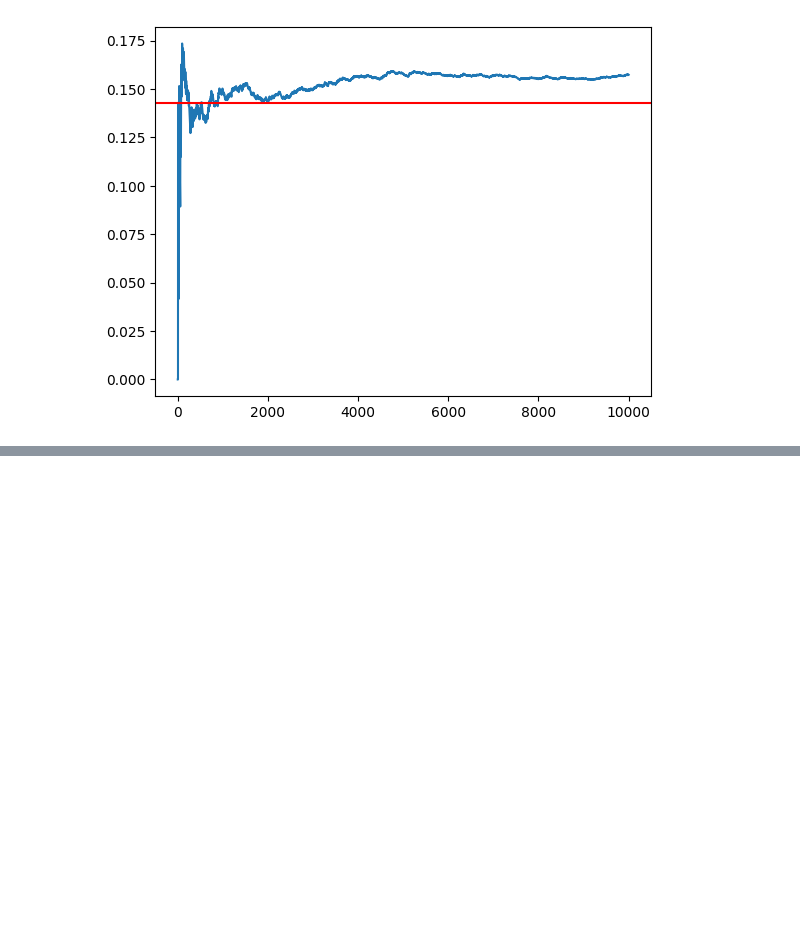
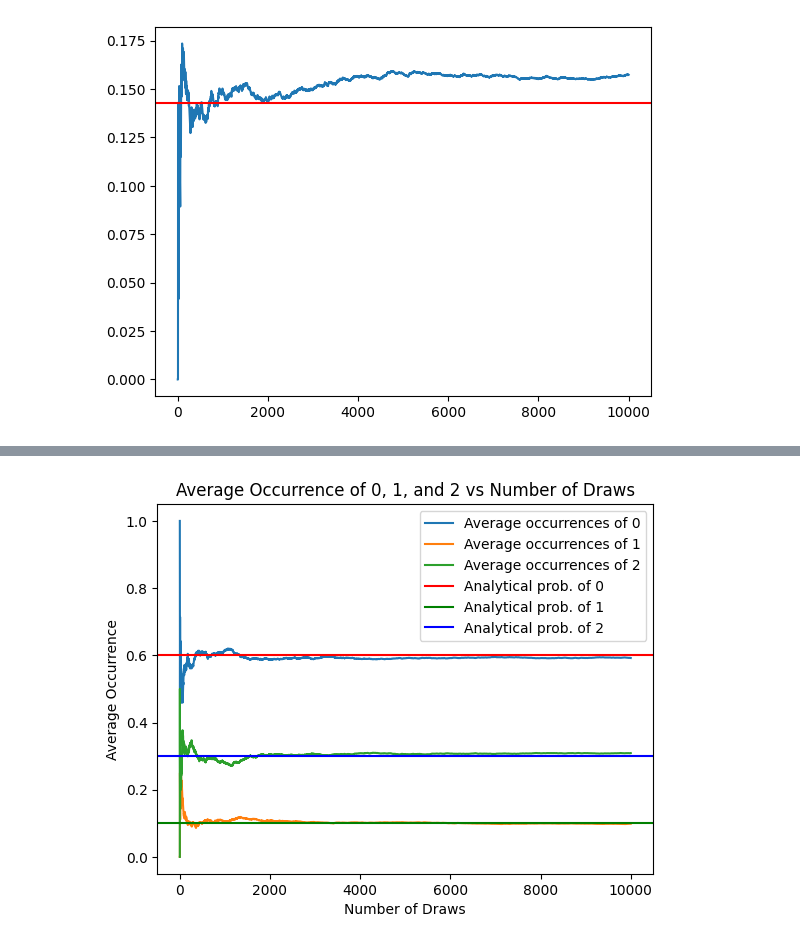
Before and after one commit to YashDagade/Math-231, a Jupyter notebook: HW1/hw1_axioms.ipynb, the cells around one changed output, grey strips where cells are left out. Drawn from its saved outputs; the diff is of its cells as text; code cells hidden in the pictures; blank space fills up the shorter version.

```diff
--- a/HW1/hw1_axioms.ipynb
+++ b/HW1/hw1_axioms.ipynb
@@ -76,0 +175,48 @@ print(divisibleOverTime[1:20])
+# %%
+# 3.2 part 2
+
+# Number of draws (same as the n in Section 1.2)
+n = 10000
+
+# Initialize counters for each outcome
+count_0, count_1, count_2 = 0, 0, 0
+
+# Lists to store average occurrences over time
+avg_0_over_time = []
+avg_1_over_time = []
+avg_2_over_time = []
+
+# Simulate the draws and track occurrences over time
+for i in range(n):
+    sample = genBer(p)
+
+    if sample == 0:
+        count_0 += 1
+    elif sample == 1:
+        count_1 += 1
+    elif sample == 2:
+        count_2 += 1
+
+    # Append the average occurrences over time
+    avg_0_over_time.append(count_0 / (i + 1))
+    avg_1_over_time.append(count_1 / (i + 1))
+    avg_2_over_time.append(count_2 / (i + 1))
+
+# Plotting the results
+plt.plot(range(1, n+1), avg_0_over_time, label='Average occurrences of 0')
+plt.plot(range(1, n+1), avg_1_over_time, label='Average occurrences of 1')
+plt.plot(range(1, n+1), avg_2_over_time, label='Average occurrences of 2')
+
+# Analytically, the probability of drawing 0, 1, and 2 are 0.6, 0.1, and 0.3 respectively
+plt.axhline(y=0.6, color='r', linestyle='-', label='Analytical prob. of 0')
+plt.axhline(y=0.1, color='g', linestyle='-', label='Analytical prob. of 1')
+plt.axhline(y=0.3, color='b', linestyle='-', label='Analytical prob. of 2')
+
+# Labels and title
+plt.xlabel('Number of Draws')
+plt.ylabel('Average Occurrence')
+plt.title('Average Occurrence of 0, 1, and 2 vs Number of Draws')
+plt.legend()
+plt.show()
+# %% [output]
+[figure, added]
```
Also changed, not shown: parts of 4 cells of this notebook.
